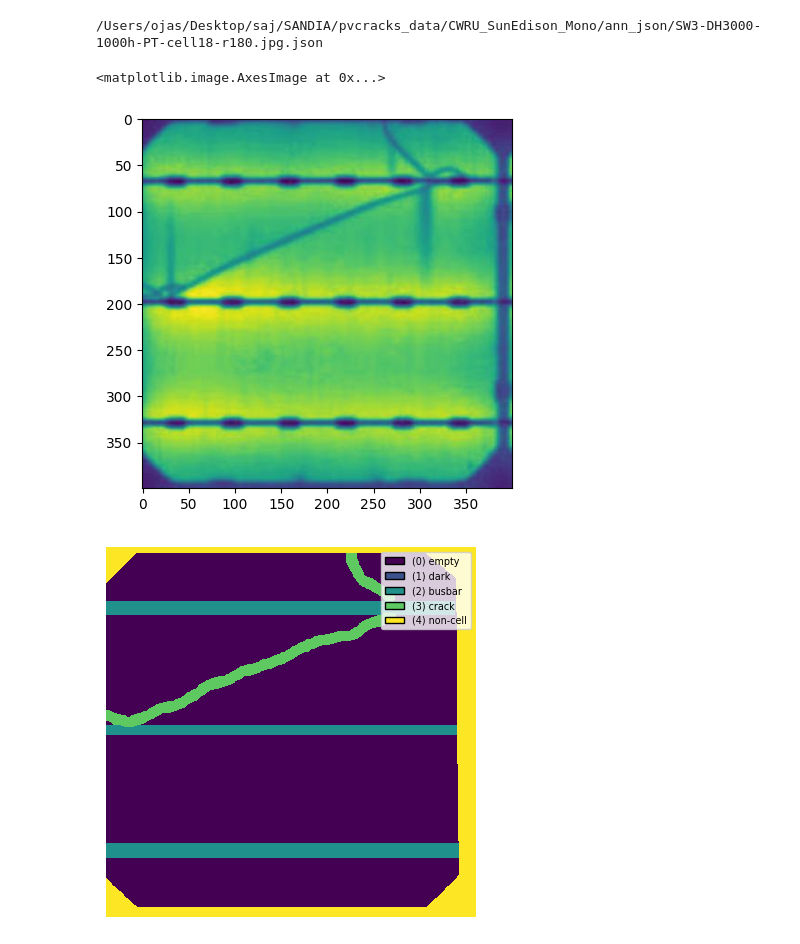
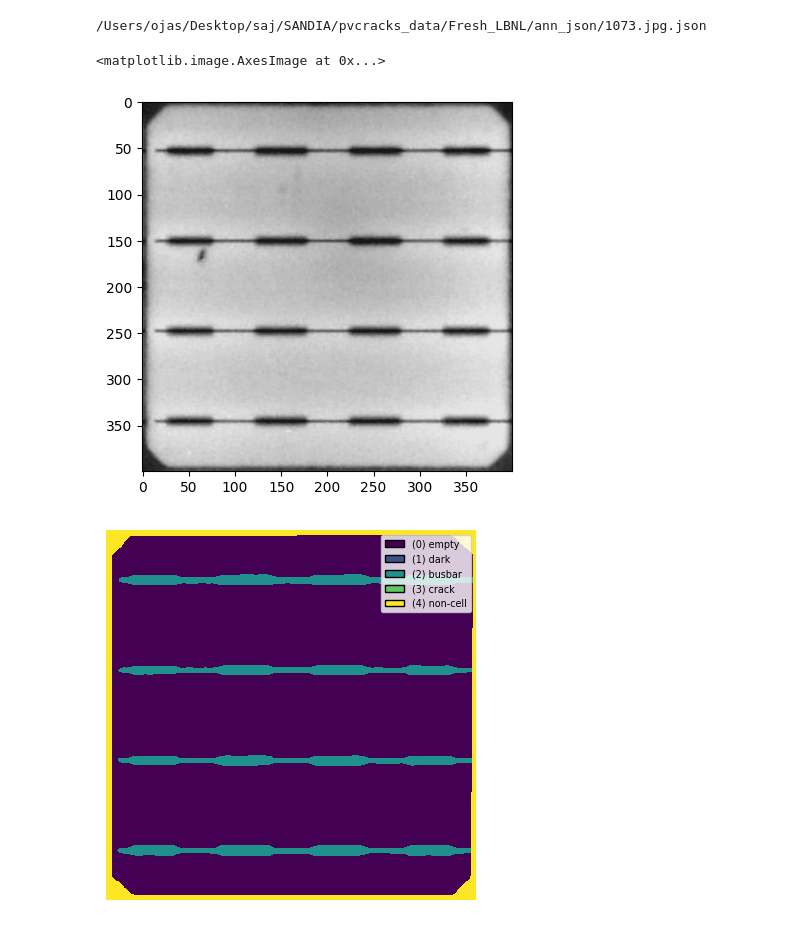
Before and after one commit to sandialabs/pvcracks, a Jupyter notebook: retrain/formatting/ojas_get_masks.ipynb, the cells around one changed output. Drawn from its saved outputs; the diff is of its cells as text; code cells hidden in the pictures.

```diff
--- a/retrain/formatting/ojas_get_masks.ipynb
+++ b/retrain/formatting/ojas_get_masks.ipynb
@@ -22,10 +16,15 @@ import itertools
 # root = '/projects/wg-psel-ml/EL_images/osanghi/CornersIHDEANE/'
 # root = "/Users/ojas/Desktop/saj/SANDIA/pvcracks_data/CornersIHDEANE/"
 # root = "/Users/ojas/Desktop/saj/SANDIA/pvcracks_data/Norman_LineCorners/"
-root = "/Users/ojas/Desktop/saj/SANDIA/pvcracks_data/CWRU_SunEdison_Mono/"
+# root = "/Users/ojas/Desktop/saj/SANDIA/pvcracks_data/CWRU_SunEdison_Mono/"
 # root = "/Users/ojas/Desktop/saj/SANDIA/pvcracks_data/CWRU_Dupont_Mono/"
 # root = "/Users/ojas/Desktop/saj/SANDIA/pvcracks_data/LBNL_Mono_Cells/"
-
+# root = "/Users/ojas/Desktop/saj/SANDIA/pvcracks_data/ASU_IHDEANE/"
+# root = "/Users/ojas/Desktop/saj/SANDIA/pvcracks_data/CWRU_Dupont_Mono_ContinuousCracks/"
+# root = "/Users/ojas/Desktop/saj/SANDIA/pvcracks_data/CWRU_SunEdison_Mono_ContinuousCracks/"
+# root = "/Users/ojas/Desktop/saj/SANDIA/pvcracks_data/Fresh_CWRU_SunEdison/"
+# root = "/Users/ojas/Desktop/saj/SANDIA/pvcracks_data/Fresh_ASU/"
+root = "/Users/ojas/Desktop/saj/SANDIA/pvcracks_data/Fresh_LBNL/"
 
 img_folder = root + 'img/original/'
 mask_folder = root + 'ann_json/'
@@ -61,7 +60,8 @@ def load_mask(mask_path, image):
         objects = data["annotation"]["objects"]
 
     for obj in objects:
-        if obj["shape"] == "bitmap":
+        # if obj["shape"] == "bitmap":
+        if obj["geometryType"] == "bitmap":
             code = obj["bitmap"]["data"]
             origin = obj["bitmap"]["origin"]
 
@@ -86,7 +86,8 @@ def load_mask(mask_path, image):
             right = np.zeros((mask4.shape[0], image.shape[1] - mask4.shape[1]))
             mask5 = np.hstack((mask4, right)).astype(bool)
 
-        elif obj["shape"] == "rectangle":
+        # elif obj["shape"] == "rectangle":
+        elif obj["geometryType"] == "rectangle":
             # Handle rectangle masks
             points = obj["points"]["exterior"]
             x1, y1 = points[0]
@@ -165,23 +166,23 @@ def plot_and_show_labels(cracks_mask, order=[3, 2, 1, 0]):
 
     ax.axis('off')
 # %%
-n = n_masks[1]
+n = n_masks[21]
 mask_path = os.path.join(mask_folder, f'{n}.{image_file_extension}.json')
 img_path = os.path.join(img_folder, f'{n}.{image_file_extension}')
 image = imread(img_path)
 print(mask_path)
 category_dict = load_mask(mask_path, image)
 plt.imshow(image)
 # %% [output]
-/Users/ojas/Desktop/saj/SANDIA/pvcracks_data/CWRU_SunEdison_Mono/ann_json/SW3-DH3000-1000h-PT-cell18-r180.jpg.json
+/Users/ojas/Desktop/saj/SANDIA/pvcracks_data/Fresh_LBNL/ann_json/1073.jpg.json
 <matplotlib.image.AxesImage at 0x...>
-[figure, old version]
+[figure, new version]
 # %%
 default_mask = stack_masks(category_dict)
 
 plot_and_show_labels(default_mask)
 # %% [output]
-[figure, old version]
+[figure, new version]
 # %%
 cracks_mask = stack_masks(category_dict, order=[2, 0, 1, 3])
 
```
Also changed, not shown: parts of 7 cells of this notebook, 14 other files.
